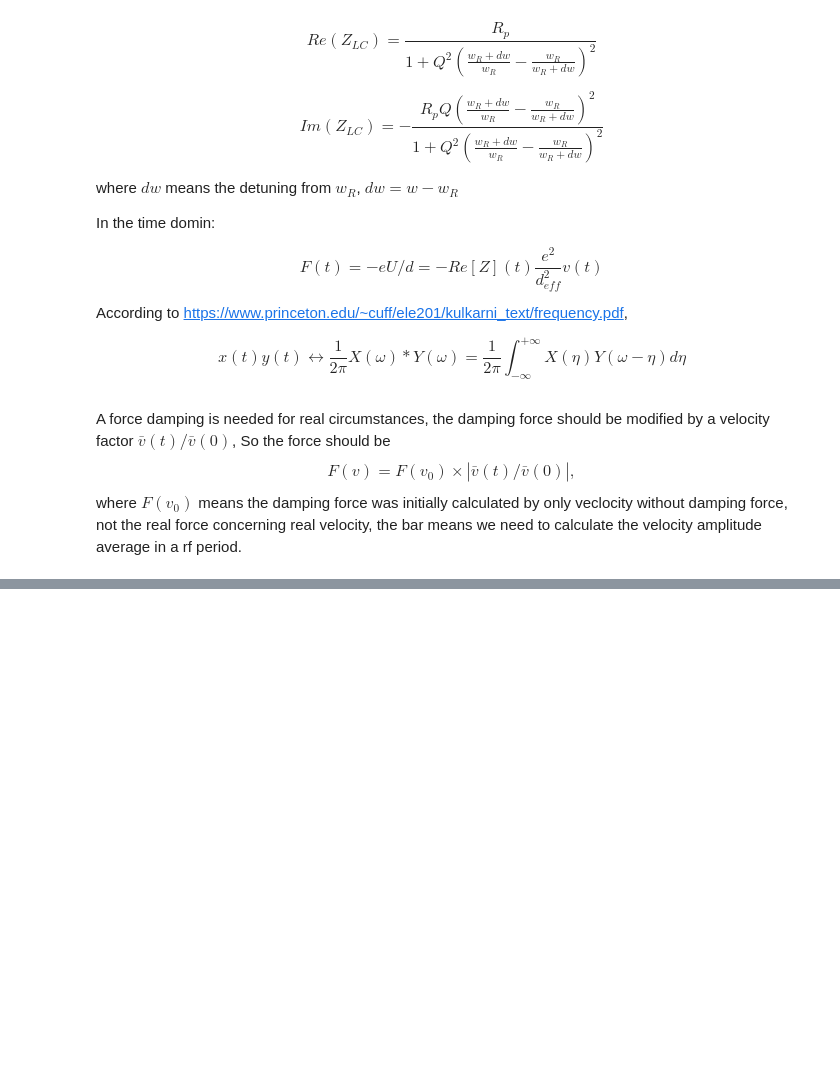
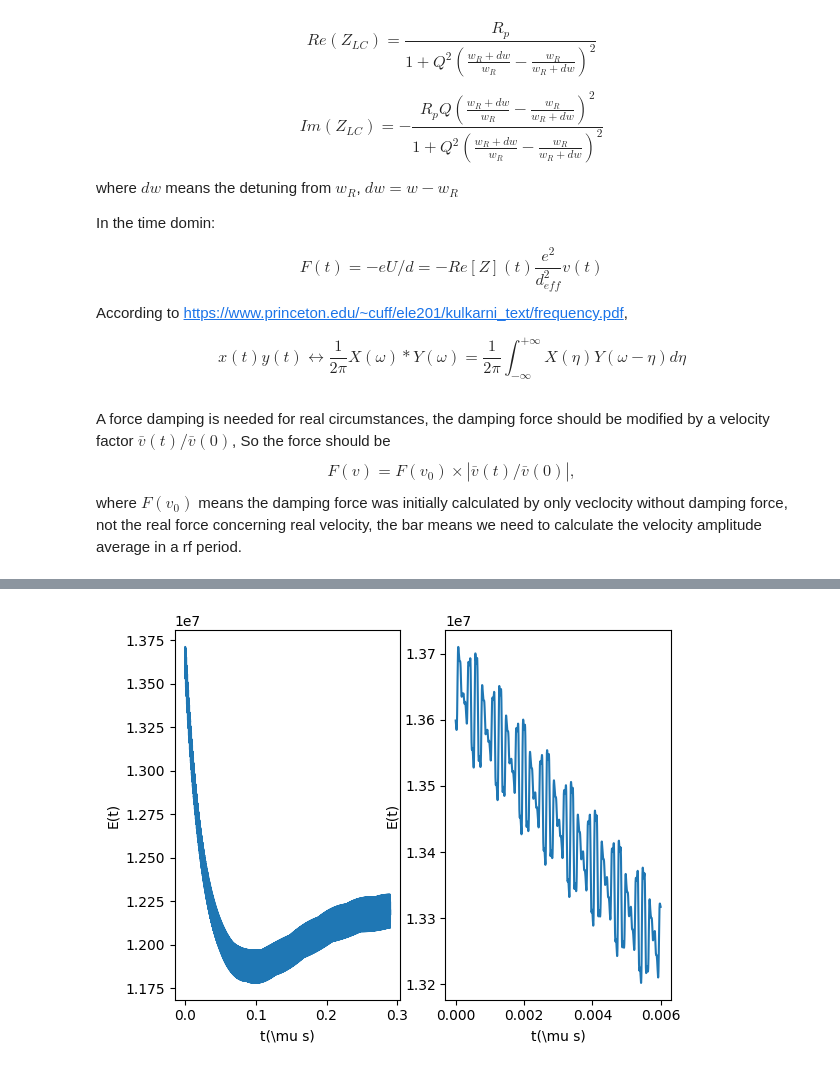
Before and after one commit to yuqian15/electron_micromotion_cooling, a Jupyter notebook: Electron-QIP.ipynb, the cells around one changed output, grey strips where cells are left out. Saved outputs shown, nothing was run; the diff lists cells and outputs as text; code cells hidden in the pictures; blank space fills up the shorter version.

```diff
--- a/Electron-QIP.ipynb
+++ b/Electron-QIP.ipynb
@@ -474,0 +488,44 @@ Chang Woo Kim, et. al Analog Quantum Simulation of the Dynamics of Open Quantum
+# %%
+# Define the pesudo-potential
+
+def Vps(Vec, t):
+    x, y, z, vx, vy, vz = Vec
+    Ex, Ey, Ez = Erf(Vec, t)
+    return q ** 2 / 4 / m / wrf ** 2 * (Ex ** 2 + Ey ** 2 + Ez ** 2)
+
+# Calculte for the kinetic energy
+
+def Ekin(Vec, t):
+    x, y, z, vx, vy, vz = Vec
+    return 0.5 * m * (vx ** 2 + vy ** 2 + vz ** 2)
+
+E_sec = []
+for i in range(N - Nsec):
+    E_sec_temp = 0
+    for j in range(Nsec):
+        Vec = x_damp[i + j], y_damp[i + j], z_damp[i + j], vx_damp[i + j], vy_damp[i + j], vz_damp[i + j]
+        E_sec_temp = E_sec_temp + Vdc(Vec, t_eval[i + j]) + Vrf(Vec, t_eval[i + j]) + Ekin(Vec, t_eval[i + j])
+    E_sec.append(E_sec_temp / Nsec)
+
+# plot the secular energy
+fig1, ax = plt.subplots(1,2)
+
+# Plot the data on the axes
+ax[0].plot(t_damp[: N - Nsec]*1e6, E_sec[: N - Nsec])
+
+# Add labels to the axes
+ax[0].set_xlabel('t(\mu s)')
+ax[0].set_ylabel('E(t)')
+
+# Plot the data on the axes
+Zoomnum = int(0.6e-8/dt)
+ax[1].plot(t_damp[:Zoomnum]*1e6, E_sec[:Zoomnum])
+
+# Add labels to the axes
+ax[1].set_xlabel('t(\mu s)')
+ax[1].set_ylabel('E(t)')
+
+# Show the plot
+plt.show()
+# %% [output]
+[figure, added]
```
Also changed, not shown: parts of 9 cells of this notebook, 8 other files.
